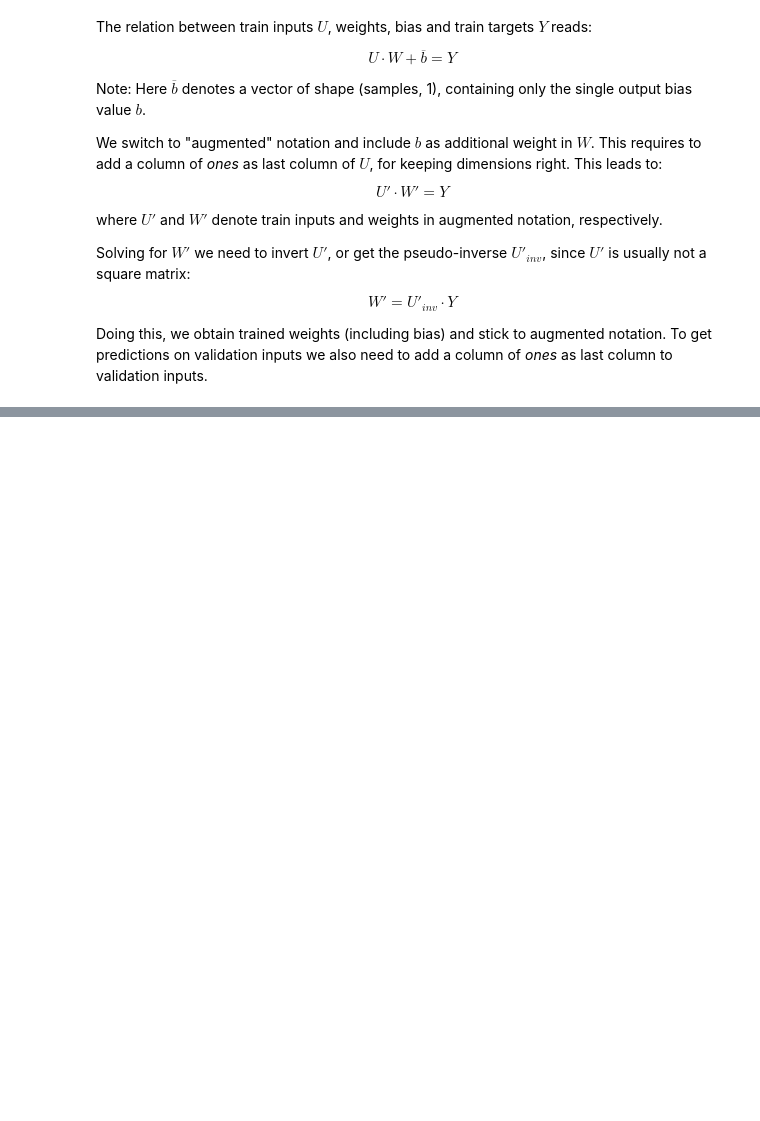
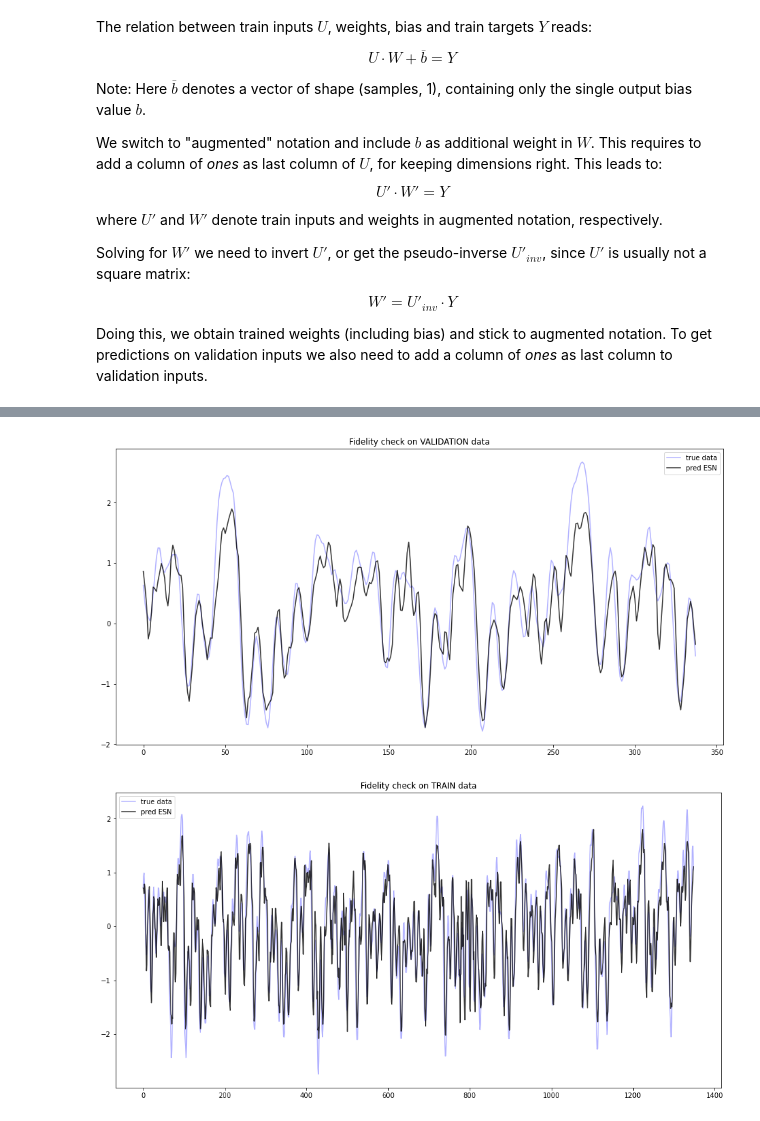
Before and after one commit to MarcoLandtHayen/EchoStateNetworks, a Jupyter notebook: notebooks/ESN_exp06_ENSO.ipynb, the cells around one changed output, grey strips where cells are left out. Saved outputs shown, nothing was run; the diff lists cells and outputs as text; code cells hidden in the pictures; blank space fills up the shorter version.

```diff
--- a/notebooks/ESN_exp06_ENSO.ipynb
+++ b/notebooks/ESN_exp06_ENSO.ipynb
@@ -2426,0 +2562,75 @@ train_mae:  0.5706
+# %%
+## Get predictions on val and train data with trained CNN/LSTM net:
+val_pred = model.predict(val_input)
+train_pred = model.predict(train_input)
+
+print("\nshape of model predictions on validation input (samples, 1): ", val_pred.shape)
+print("shape of val targets (samples, 1): ", val_target.shape)
+
+# Optionally re-scale predictions and targets, before getting accuracy:
+if scaled_YN:
+
+    if scale_to == 'zero_one':
+        train_pred = train_pred * (train_max - train_min) + train_min
+        val_pred = val_pred * (train_max - train_min) + train_min
+        train_target = train_target * (train_max - train_min) + train_min
+        val_target = val_target * (train_max - train_min) + train_min
+
+    if scale_to == 'one_one':
+        train_pred = (train_pred + 1) / 2 * (train_max - train_min) + train_min
+        val_pred = (val_pred + 1) / 2 * (train_max - train_min) + train_min
+        train_target = (train_target + 1) / 2 * (train_max - train_min) + train_min
+        val_target = (val_target + 1) / 2 * (train_max - train_min) + train_min
+
+# Get validation accuracy: Rel. amount of correctly predicted events.
+val_acc_ElNino = sum(((val_pred>0.5)==(val_target>0.5)) & (val_target>0.5)) / sum((val_target>0.5))
+val_acc_LaNina = sum(((val_pred<-0.5)==(val_target<-0.5)) & (val_target<-0.5)) / sum((val_target<-0.5))
+val_acc_neutral = sum((((val_pred>=-0.5) & (val_pred<=0.5)) == ((val_target>=-0.5) & (val_target<=0.5))) &
+                       ((val_target>=-0.5) & (val_target<=0.5))) / sum(((val_target>=-0.5) & (val_target<=0.5)))
+
+# Get train accuracy: Rel. amount of correctly predicted events.
+train_acc_ElNino = sum(((train_pred>0.5)==(train_target>0.5)) & (train_target>0.5)) / sum((train_target>0.5))
+train_acc_LaNina = sum(((train_pred<-0.5)==(train_target<-0.5)) & (train_target<-0.5)) / sum((train_target<-0.5))
+train_acc_neutral = sum((((train_pred>=-0.5) & (train_pred<=0.5)) == ((train_target>=-0.5) & (train_target<=0.5))) &
+                       ((train_target>=-0.5) & (train_target<=0.5))) / sum(((train_target>=-0.5) & (train_target<=0.5)))
+
+
+# Calculate mean-absolute and mean-squared error of model predictions compared to validation targets:
+val_mae = np.round(sum(np.abs(val_target[:,0] - val_pred[:,0])) / len(val_target), 4)
+train_mae = np.round(sum(np.abs(train_target[:,0] - train_pred[:,0])) / len(train_target), 4)
+
+# Print metrics and accuracy.
+# Note: Accurate prediction means having a certain event (e.g. El Nino) and correctly predicting
+#       to have that same event.
+print("\nValidation accuracy:")
+print("El Nino: ", np.round(val_acc_ElNino[0],2))
+print("La Nina: ", np.round(val_acc_LaNina[0],2))
+print("neutral: ", np.round(val_acc_neutral[0],2))
+
+print("\nTrain accuracy:")
+print("El Nino: ", np.round(train_acc_ElNino[0],2))
+print("La Nina: ", np.round(train_acc_LaNina[0],2))
+print("neutral: ", np.round(train_acc_neutral[0],2))
+
+print("\nval_mae: ", val_mae)
+print("train_mae: ", train_mae)
+
+
+# Fidelity check: Plot val_pred vs. val_targets
+plt.figure(figsize=(16,8))
+plt.plot(range(len(val_target)),val_target,'b',label="true data", alpha=0.3)
+plt.plot(range(len(val_pred)),val_pred,'k',  alpha=0.8, label='pred ESN')
+plt.title('Fidelity check on VALIDATION data')
+plt.legend()
+plt.show()
+
+
+# Fidelity check: Plot train_pred vs. train_targets
+plt.figure(figsize=(16,8))
+plt.plot(range(len(train_target)),train_target,'b',label="true data", alpha=0.3)
+plt.plot(range(len(train_pred)),train_pred,'k',  alpha=0.8, label='pred ESN')
+#plt.plot(range(len(train_pred)),(train_target[:,0]-b_out),'r',  alpha=0.8, label='pred ESN w/out b_out!!!')
+plt.title('Fidelity check on TRAIN data')
+plt.legend()
+plt.show()
+# %% [output]
@@ -2426,0 +2652,2 @@ train_mae:  0.5706
+[figure, added]
+[figure, added]
```
Also changed, not shown: parts of 16 cells of this notebook, 2 other files.
